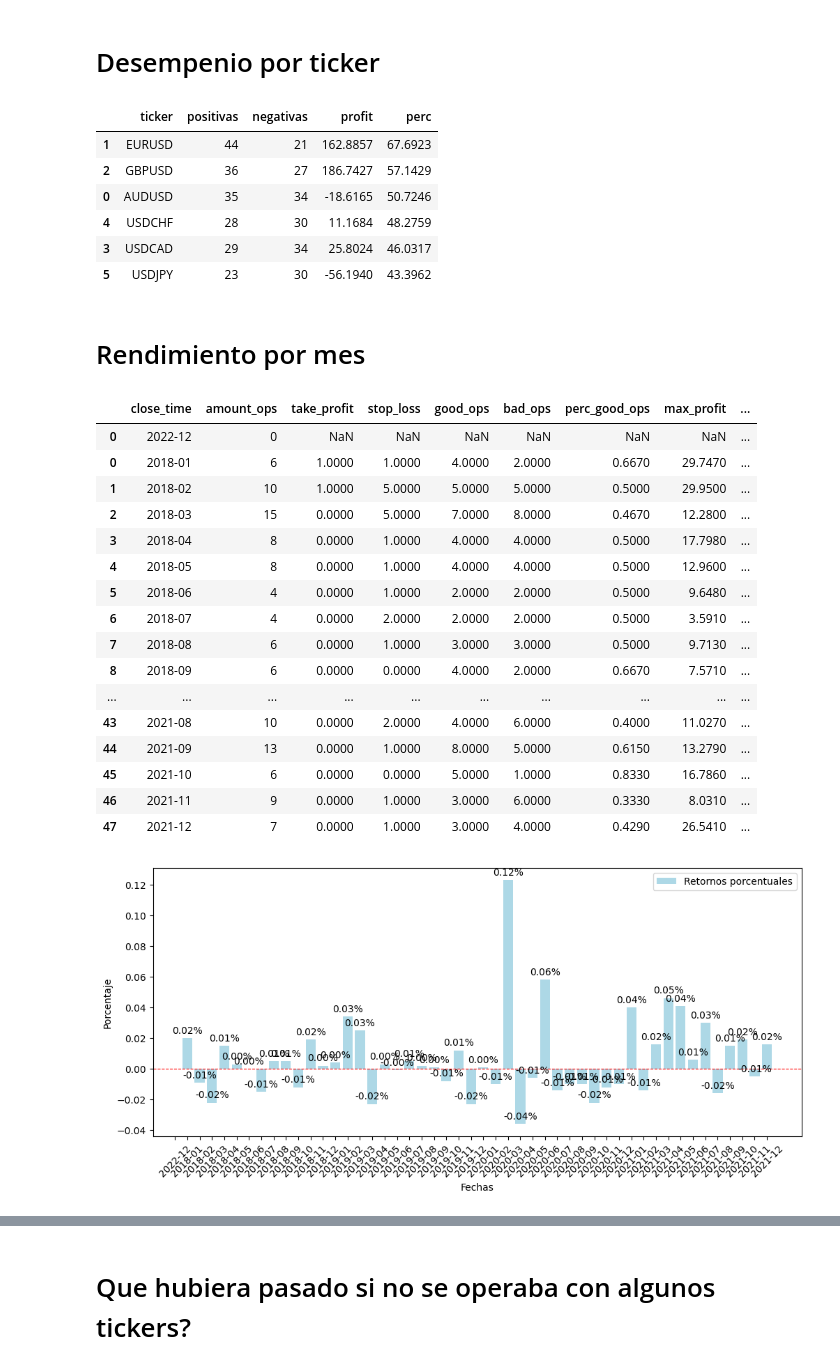
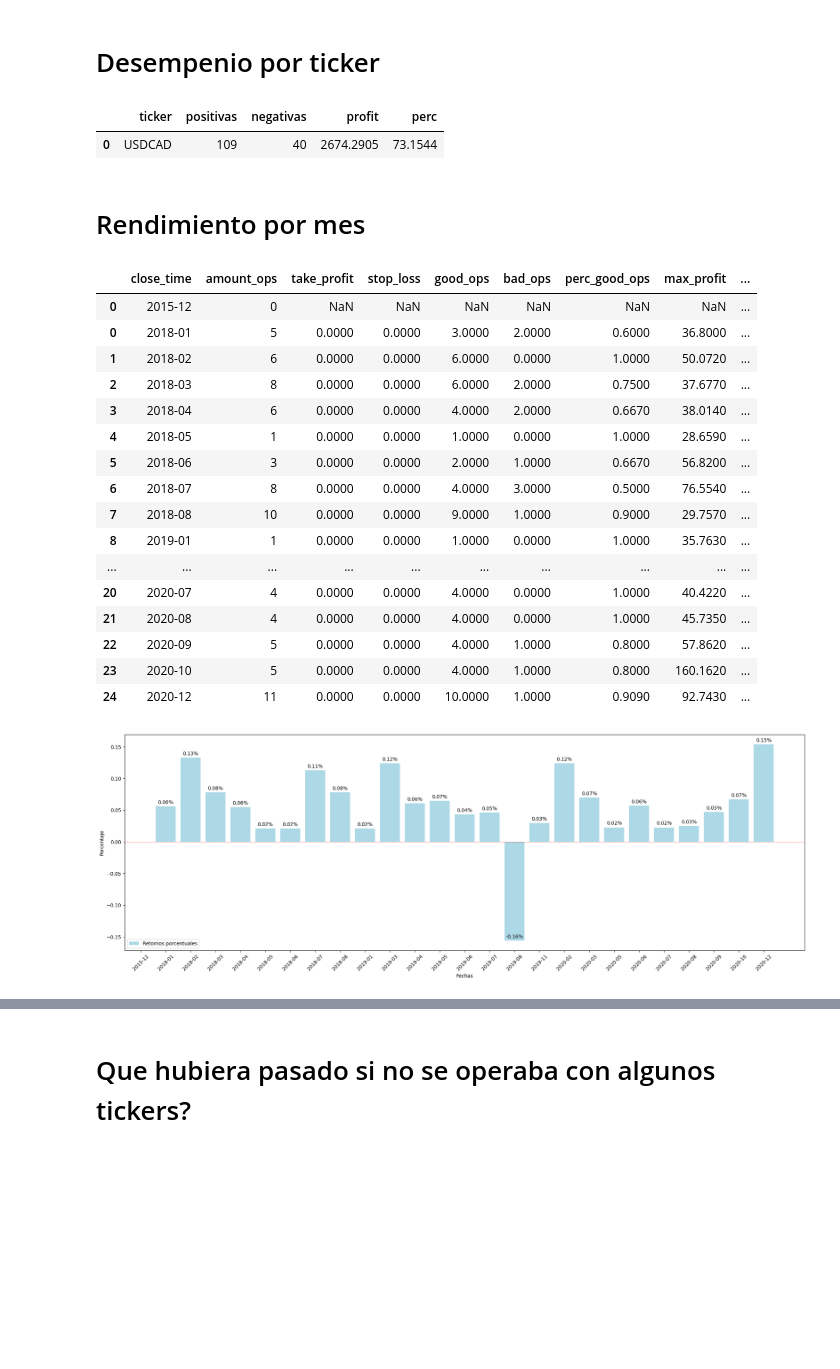
Before and after one commit to SaidJacobo/forex_ml_bot, a Jupyter notebook: notebooks/Check results-Copy1.ipynb, the cells around one changed output, grey strips where cells are left out. Saved outputs shown, nothing was run; the diff lists cells and outputs as text; code cells hidden in the pictures; blank space fills up the shorter version.

```diff
--- a/notebooks/Check results-Copy1.ipynb
+++ b/notebooks/Check results-Copy1.ipynb
@@ -94,7 +72,8 @@ initial_wallet_value = config['start_money']
 # root_path = f'./backbone/data/backtest/experiments/{iteration}'
 
 root_path = f'./backbone/data/backtest/experiments/'
-path = 'Mode_train-Model_gradient_boosting-TrainWw_11520-TrainPd_24-TradStgy_bband_aroon_stgy-PerFwTg_8-SL_25-RR_3-CloseTime_True-TS_False'
+path = 'TStgy_smi_adx-SLStgy_acnt_prctg-TPStgy_rsk_rw-PerFwTg_24-SL_20-RR_2-INT_4-TTIR_1-Lv_500-RP_15'
+# path = 'Mode_train-Model_gradient_boosting-TrainWw_11520-TrainPd_24-TradStgy_bband_sell_stgy-PerFwTg_12-SL_15-RR_3-CloseTime_True-TS_False'
 
 
 
@@ -255,12 +274,7 @@ orders_by_ticker['perc'] = (orders_by_ticker['positivas'] / (orders_by_ticker['p
 orders_by_ticker.sort_values(by='perc', ascending=False)
 # %% [output]
 |  | ticker | positivas | negativas | profit | perc |
-| 1 | EURUSD | 44 | 21 | 162.8857 | 67.6923 |
-| 2 | GBPUSD | 36 | 27 | 186.7427 | 57.1429 |
-| 0 | AUDUSD | 35 | 34 | -18.6165 | 50.7246 |
-| 4 | USDCHF | 28 | 30 | 11.1684 | 48.2759 |
-| 3 | USDCAD | 29 | 34 | 25.8024 | 46.0317 |
-| 5 | USDJPY | 23 | 30 | -56.1940 | 43.3962 |
+| 0 | USDCAD | 109 | 40 | 2674.2905 | 73.1544 |
 # %% [markdown]
 # Rendimiento por mes
 # %%
@@ -282,7 +296,7 @@ orders_per_month_gb = orders_per_month.groupby(by=['close_time']).agg(
 ).reset_index()
 
 orders_per_month_gb = pd.concat([
-    pd.DataFrame({'close_time':['2022-12'],'amount_ops':[0], 'profit_sum':[initial_wallet_value]}),
+    pd.DataFrame({'close_time':['2015-12'],'amount_ops':[0], 'profit_sum':[initial_wallet_value]}),
     orders_per_month_gb
 ])
 
@@ -291,6 +305,7 @@ orders_per_month_gb['profit_cumsum'] = orders_per_month_gb['profit_sum'].cumsum(
 orders_per_month_gb['perc_change'] = ((orders_per_month_gb['profit_cumsum'] - orders_per_month_gb['profit_cumsum'].shift(1)) / orders_per_month_gb['profit_cumsum'].shift(1))
 
 orders_per_month_gb['perc_change'] = orders_per_month_gb['perc_change'].round(3)
+orders_per_month_gb['perc_change_cumsum'] = orders_per_month_gb['perc_change'].cumsum()
 
 orders_per_month_gb['perc_good_ops'] = (orders_per_month_gb['good_ops'] / orders_per_month_gb['amount_ops'])
 
@@ -306,58 +321,59 @@ orders_per_month_gb[[
     'profit_sum',
     'profit_cumsum',
     'perc_change',
+    'perc_change_cumsum'
 ]].round(3)
 # %% [output]
 |  | close_time | amount_ops | take_profit | stop_loss | good_ops | bad_ops | perc_good_ops | max_profit | ... |
-| 0 | 2022-12 | 0 | NaN | NaN | NaN | NaN | NaN | NaN | ... |
-| 0 | 2018-01 | 6 | 1.0000 | 1.0000 | 4.0000 | 2.0000 | 0.6670 | 29.7470 | ... |
-| 1 | 2018-02 | 10 | 1.0000 | 5.0000 | 5.0000 | 5.0000 | 0.5000 | 29.9500 | ... |
-| 2 | 2018-03 | 15 | 0.0000 | 5.0000 | 7.0000 | 8.0000 | 0.4670 | 12.2800 | ... |
-| 3 | 2018-04 | 8 | 0.0000 | 1.0000 | 4.0000 | 4.0000 | 0.5000 | 17.7980 | ... |
-| 4 | 2018-05 | 8 | 0.0000 | 1.0000 | 4.0000 | 4.0000 | 0.5000 | 12.9600 | ... |
-| 5 | 2018-06 | 4 | 0.0000 | 1.0000 | 2.0000 | 2.0000 | 0.5000 | 9.6480 | ... |
-| 6 | 2018-07 | 4 | 0.0000 | 2.0000 | 2.0000 | 2.0000 | 0.5000 | 3.5910 | ... |
-| 7 | 2018-08 | 6 | 0.0000 | 1.0000 | 3.0000 | 3.0000 | 0.5000 | 9.7130 | ... |
-| 8 | 2018-09 | 6 | 0.0000 | 0.0000 | 4.0000 | 2.0000 | 0.6670 | 7.5710 | ... |
+| 0 | 2015-12 | 0 | NaN | NaN | NaN | NaN | NaN | NaN | ... |
+| 0 | 2018-01 | 5 | 0.0000 | 0.0000 | 3.0000 | 2.0000 | 0.6000 | 36.8000 | ... |
+| 1 | 2018-02 | 6 | 0.0000 | 0.0000 | 6.0000 | 0.0000 | 1.0000 | 50.0720 | ... |
+| 2 | 2018-03 | 8 | 0.0000 | 0.0000 | 6.0000 | 2.0000 | 0.7500 | 37.6770 | ... |
+| 3 | 2018-04 | 6 | 0.0000 | 0.0000 | 4.0000 | 2.0000 | 0.6670 | 38.0140 | ... |
+| 4 | 2018-05 | 1 | 0.0000 | 0.0000 | 1.0000 | 0.0000 | 1.0000 | 28.6590 | ... |
+| 5 | 2018-06 | 3 | 0.0000 | 0.0000 | 2.0000 | 1.0000 | 0.6670 | 56.8200 | ... |
+| 6 | 2018-07 | 8 | 0.0000 | 0.0000 | 4.0000 | 3.0000 | 0.5000 | 76.5540 | ... |
+| 7 | 2018-08 | 10 | 0.0000 | 0.0000 | 9.0000 | 1.0000 | 0.9000 | 29.7570 | ... |
+| 8 | 2019-01 | 1 | 0.0000 | 0.0000 | 1.0000 | 0.0000 | 1.0000 | 35.7630 | ... |
 | ... | ... | ... | ... | ... | ... | ... | ... | ... | ... |
-| 43 | 2021-08 | 10 | 0.0000 | 2.0000 | 4.0000 | 6.0000 | 0.4000 | 11.0270 | ... |
-| 44 | 2021-09 | 13 | 0.0000 | 1.0000 | 8.0000 | 5.0000 | 0.6150 | 13.2790 | ... |
-| 45 | 2021-10 | 6 | 0.0000 | 0.0000 | 5.0000 | 1.0000 | 0.8330 | 16.7860 | ... |
-| 46 | 2021-11 | 9 | 0.0000 | 1.0000 | 3.0000 | 6.0000 | 0.3330 | 8.0310 | ... |
-| 47 | 2021-12 | 7 | 0.0000 | 1.0000 | 3.0000 | 4.0000 | 0.4290 | 26.5410 | ... |
+| 20 | 2020-07 | 4 | 0.0000 | 0.0000 | 4.0000 | 0.0000 | 1.0000 | 40.4220 | ... |
+| 21 | 2020-08 | 4 | 0.0000 | 0.0000 | 4.0000 | 0.0000 | 1.0000 | 45.7350 | ... |
+| 22 | 2020-09 | 5 | 0.0000 | 0.0000 | 4.0000 | 1.0000 | 0.8000 | 57.8620 | ... |
+| 23 | 2020-10 | 5 | 0.0000 | 0.0000 | 4.0000 | 1.0000 | 0.8000 | 160.1620 | ... |
+| 24 | 2020-12 | 11 | 0.0000 | 0.0000 | 10.0000 | 1.0000 | 0.9090 | 92.7430 | ... |
 # %%
 import matplotlib.pyplot as plt
 
 # Datos de ejemplo
 grow_perc = orders_per_month_gb[['close_time', 'perc_change']]
-fig, ax = plt.subplots(figsize=(12, 5))
+fig, ax = plt.subplots(figsize=(25, 8))
 
 x = grow_perc['close_time'].astype(str)
 y = grow_perc['perc_change']
 
 # Crear barras
 bars = ax.bar(x, y, label='Retornos porcentuales', color='lightblue')
 
 # Agregar etiquetas sobre las barras
 for bar in bars:
     height = bar.get_height()
     ax.annotate(f'{height:.2f}%',
                 xy=(bar.get_x() + bar.get_width() / 2, height),
                 xytext=(0, 3),  # 3 puntos de desplazamiento vertical
                 textcoords="offset points",
                 ha='center', va='bottom')
 
 # Agregar una línea de puntos horizontal en el valor 0
 ax.axhline(0, color='red', linewidth=0.8, linestyle='--')
 
 # Etiquetas de los ejes y leyenda
 ax.set_xlabel('Fechas')
 ax.set_ylabel('Porcentaje')
 ax.legend()
 
 plt.xticks(rotation=45)
 
 # Mostrar el gráfico
 plt.show()
 # %% [output]
-[figure, old version]
+[figure, new version]
```
Also changed, not shown: parts of 46 cells of this notebook, 12 other files.
